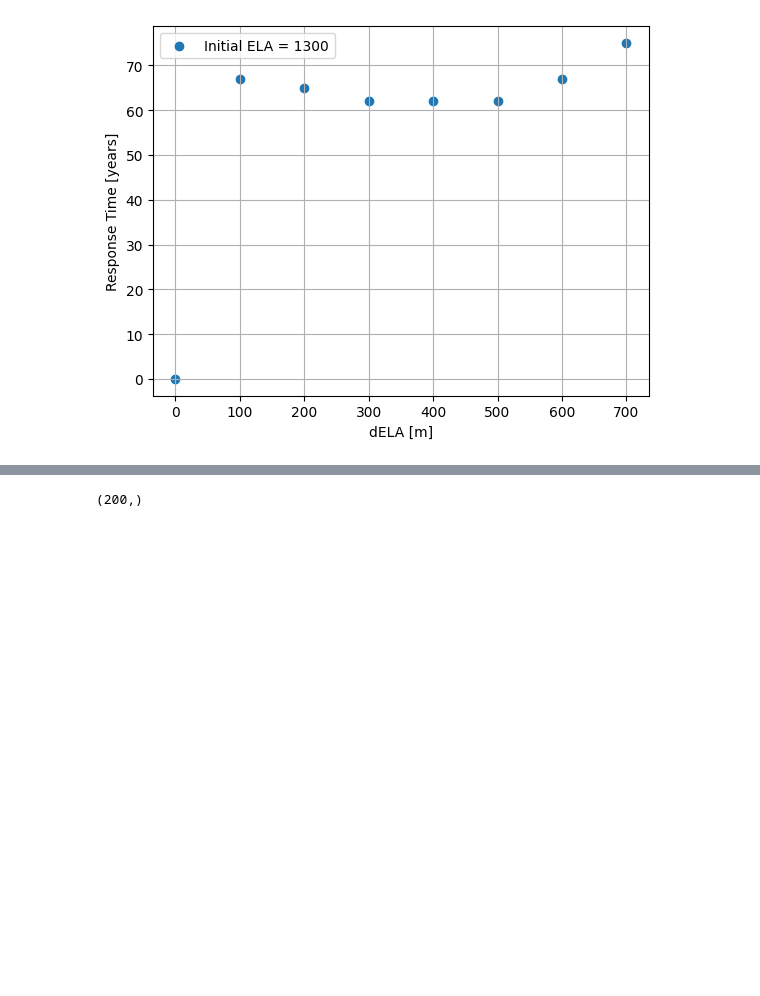
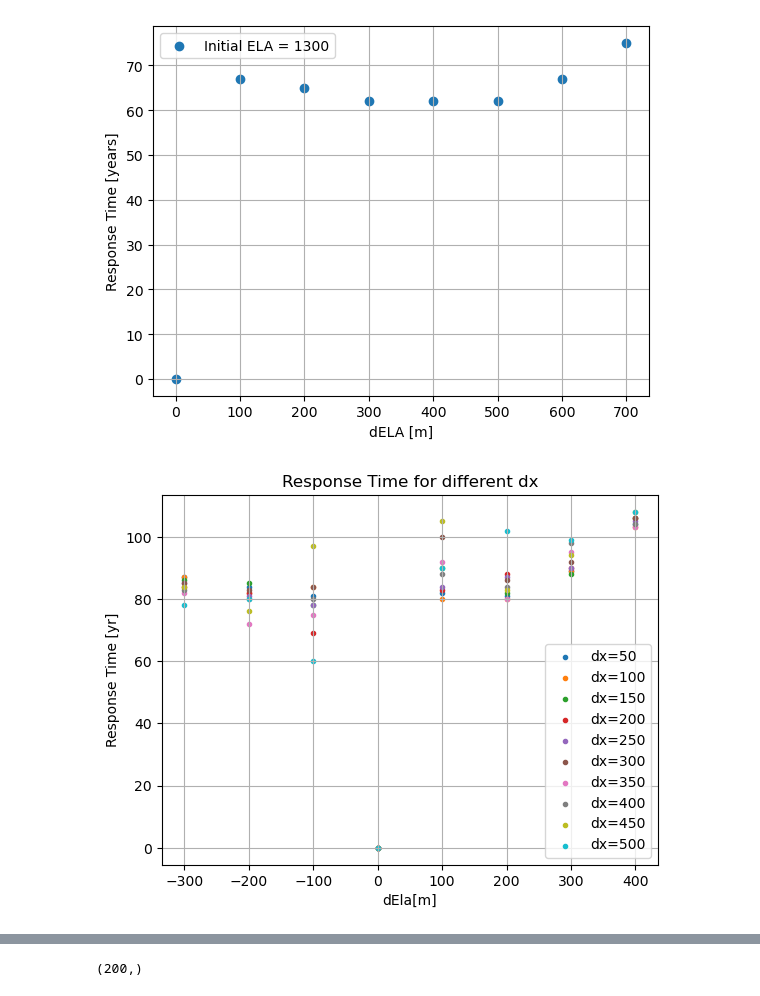
Before and after one commit to CLPHUU/IceAndClimate, a Jupyter notebook: Code/code_given_updated.ipynb, the cells around one changed output, grey strips where cells are left out. Drawn from its saved outputs; the diff is of its cells as text; code cells hidden in the pictures; blank space fills up the shorter version.

```diff
--- a/Code/code_given_updated.ipynb
+++ b/Code/code_given_updated.ipynb
@@ -728,3 +724,31 @@ Run model for 1000 years
 Run model for 1000 years
 Run model for 1000 years
 Run model for 1000 years
+# %%
+def run_different_dx(dx):
+    ela_initial_arr = [1600]#, 1400, 1500, 1600, 1700, 1800, 1900, 2000]
+    elayear_initial_arr = [1000]#, 1000, 1000, 1000, 1000, 1000, 1000, 1000]
+    ela2test = np.arange(1300, 2001, 100)
+    all_response_times = []
+    all_delas = []
+    all_mass_changes = []
+    all_avg_smbs = []
+    dx_initial = dx
+
+    for idx, (ela_initial, elayear_initial) in enumerate(zip(ela_initial_arr, elayear_initial_arr)):
+        loaded_initial, initial_name = load_initial_state(ela_initial, dx_initial, elayear_initial)
+        dx = dx  # or vary dx here in a nested loop or however you plan to do it
+        test_elayear = 1000
+        response_arr, dela_arr, avg_smb_arr, mass_change_arr = compute_responses(ela_initial, dx, test_elayear, loaded_initial, ela2test, mass_change=True)
+        all_response_times.append(response_arr)
+        all_delas.append(dela_arr)
+        all_mass_changes.append(mass_change_arr)
+        all_avg_smbs.append(avg_smb_arr)
+
+    return all_response_times, all_delas, all_mass_changes, all_avg_smbs
+# %%
+dx_values = [50,100,150,200,250,300,350,400,450,500]
+dx_return_dict = {dx: run_different_dx(dx) for dx in dx_values}
+
+with open('dx_return_dict.pickle', 'wb') as f:
+    pickle.dump(dx_return_dict, f)
@@ -759,3 +825,18 @@ for idx, (rt, e) in enumerate(zip(all_response_times, all_delas)):
     plt.ylabel('Response Time [years]')
 # %% [output]
 [figure]
+# %%
+
+dEla = dx_return_dict[100][1]
+# Assuming `results_dict` is your dictionary of results
+for key, value in dx_return_dict.items():
+    plt.scatter(dEla[0], value[0][0] , label=f'dx={key}', marker='.')
+
+plt.xlabel('dEla[m]')
+plt.ylabel('Response Time [yr]')
+plt.title('Response Time for different dx')
+plt.legend(loc='lower right')
+plt.grid()
+plt.show()
+# %% [output]
+[figure, added]
```
Also changed, not shown: parts of 10 cells of this notebook.
